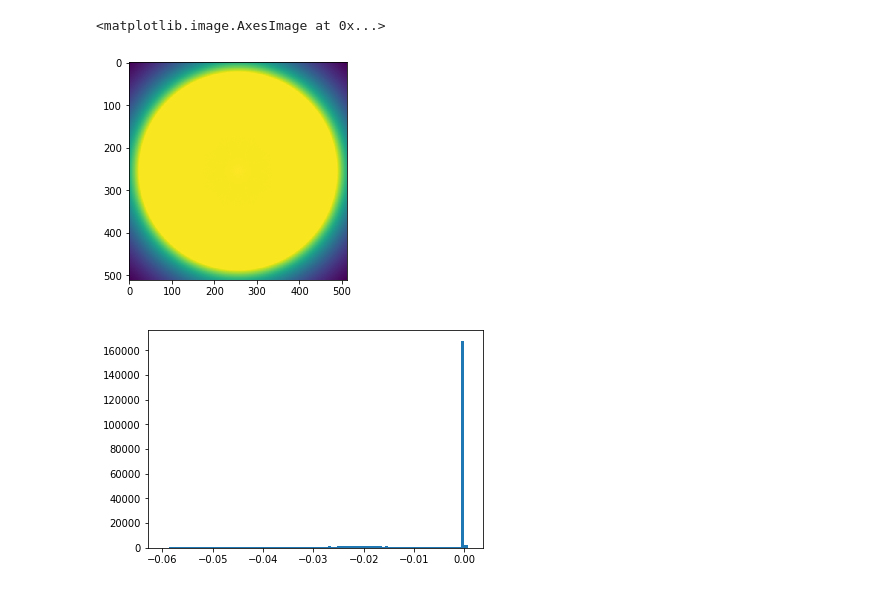
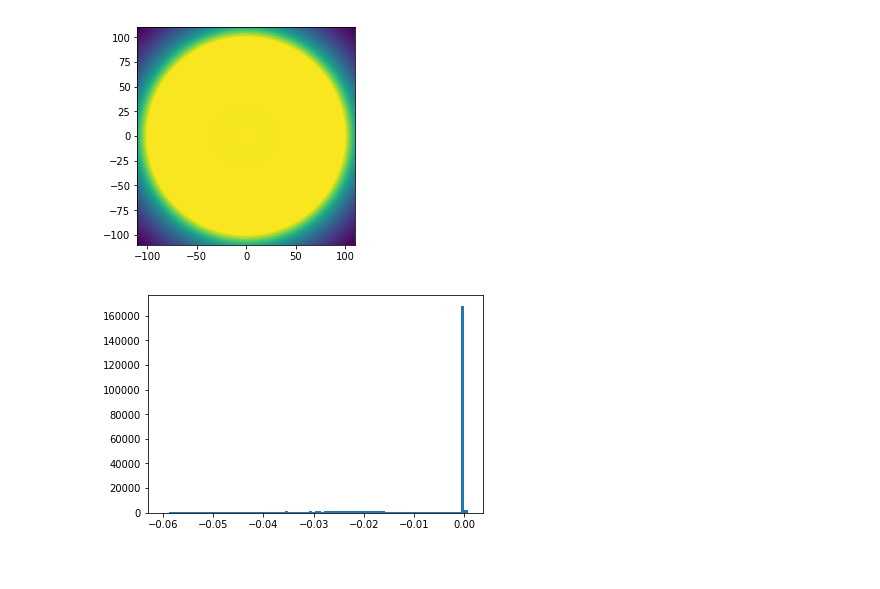
Before and after one commit to j0r1/GRALE2, a Jupyter notebook: pygrale/doc/source/_static/profilelens.ipynb, the cells around one changed output. Saved outputs shown, nothing was run; the diff lists cells and outputs as text; code cells hidden in the pictures.

Commit message:
Added LensInfo/DensInfo classes; easier than using a dictionary
Also adjusted notebooks to use LensInfo and DensInfo classes

```diff
--- a/pygrale/doc/source/_static/profilelens.ipynb
+++ b/pygrale/doc/source/_static/profilelens.ipynb
@@ -1,4 +1,5 @@
 # %%
+# Import modules and set some defaults
 %matplotlib inline
 import grale.lenses as lenses
 import grale.cosmology as cosmology
@@ -11,20 +12,16 @@ import matplotlib.pyplot as plt
 
 V = lambda x,y: np.array([x,y], dtype=np.double)
 Dd = 800*DIST_MPC
+LI = plotutil.LensInfo
+DI = plotutil.DensInfo
 
-feedback.setDefaultFeedback("notebook")
+feedback.setDefaultFeedback("none")
 plotutil.setDefaultAngularUnit(ANGLE_ARCSEC)
 # %%
 # This is a helper routine to create a 3D plot of the density of a lens, as well as
 # critical lines and caustics for Dds/Ds = 0.8
-def createPlots(lens, bottomleft, topright):
-    lensInfo = {
-        "lens": lens,
-        "bottomleft": bottomleft,
-        "topright": topright,
-        "Ds": 1,
-        "Dds": 0.8
-    }
+def createPlots(lens, size):
+    lensInfo = LI(lens, size=size, Ds=1, Dds=0.8)
 
     plotutil.plotDensityInteractive(lensInfo)
     plt.figure(figsize=(8,8))
@@ -34,9 +31,8 @@ def createPlots(lens, bottomleft, topright):
 # First we're going to load an actual lens model and visualize it in some plots. In
 # a next step, we'll obtain the profile of the lens
 realLens = lenses.PlummerLens(Dd, {"mass": 3e14*MASS_SUN, "width": 25*ANGLE_ARCSEC})
-bl = V(-110,-110)*ANGLE_ARCSEC
-tr = V(110,110)*ANGLE_ARCSEC
+size = 220*ANGLE_ARCSEC
 
-lensInfoReal = createPlots(realLens, bl, tr)
+lensInfoReal = createPlots(realLens, size)
 # %% [output]
 [interactive output not drawn]
@@ -64,6 +58,6 @@ profileLens = lenses.ProfileLens(Dd, {
 # %%
 # Let's create some plots for this lens as well. They should look nearly identical
 # to the plots above
-lensInfoProf = createPlots(profileLens, bl, tr)
+lensInfoProf = createPlots(profileLens, size)
 # %% [output]
 [interactive output not drawn]
@@ -73,11 +65,11 @@ lensInfoProf = createPlots(profileLens, bl, tr)
 # %%
 # To show that they're not really identical, let's plot the difference between
 # the densities that were calculated
-densDiff = lensInfoReal["densitypixels"] - lensInfoProf["densitypixels"]
-plt.imshow(densDiff)
+densDiff = lensInfoReal.getDensityPoints() - lensInfoProf.getDensityPoints()
+densDiffInfo = DI(densDiff, **lensInfoProf.getArea())
+plotutil.plotDensity(densDiffInfo);
 # %% [output]
-<matplotlib.image.AxesImage at 0x...>
-[figure, old version]
+[figure, new version]
 # %%
 # And if we show a histogram of the differences, it's clear that the difference will
 # be very low, but not exactly zero
```
Also changed, not shown: parts of 4 cells of this notebook, 14 other files.
